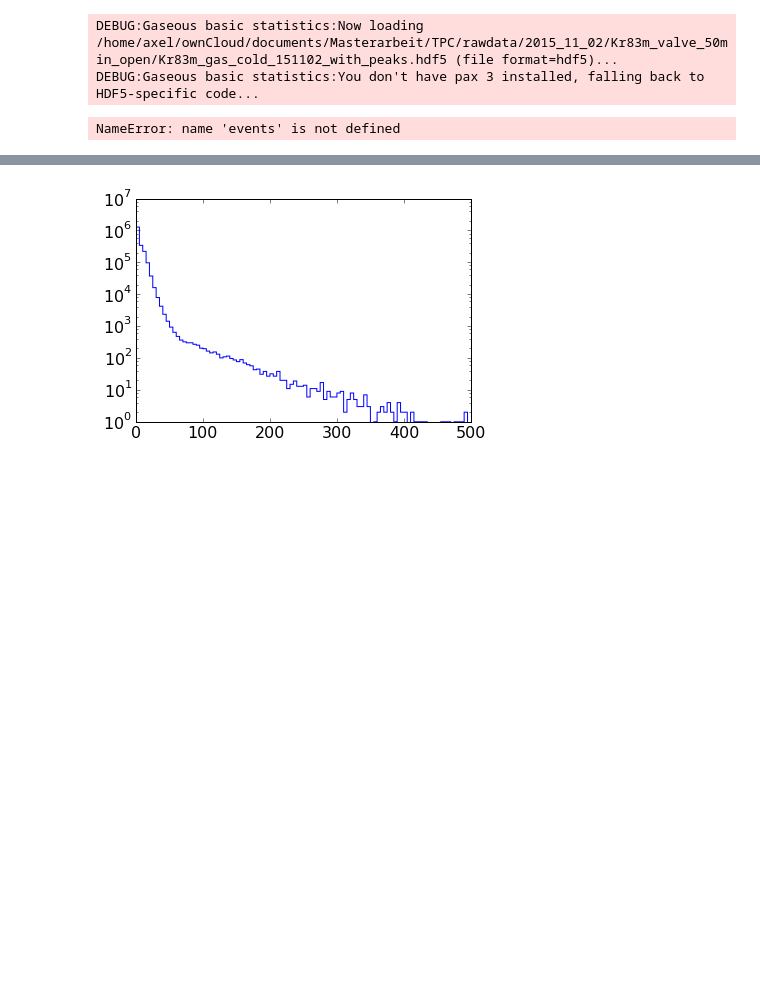
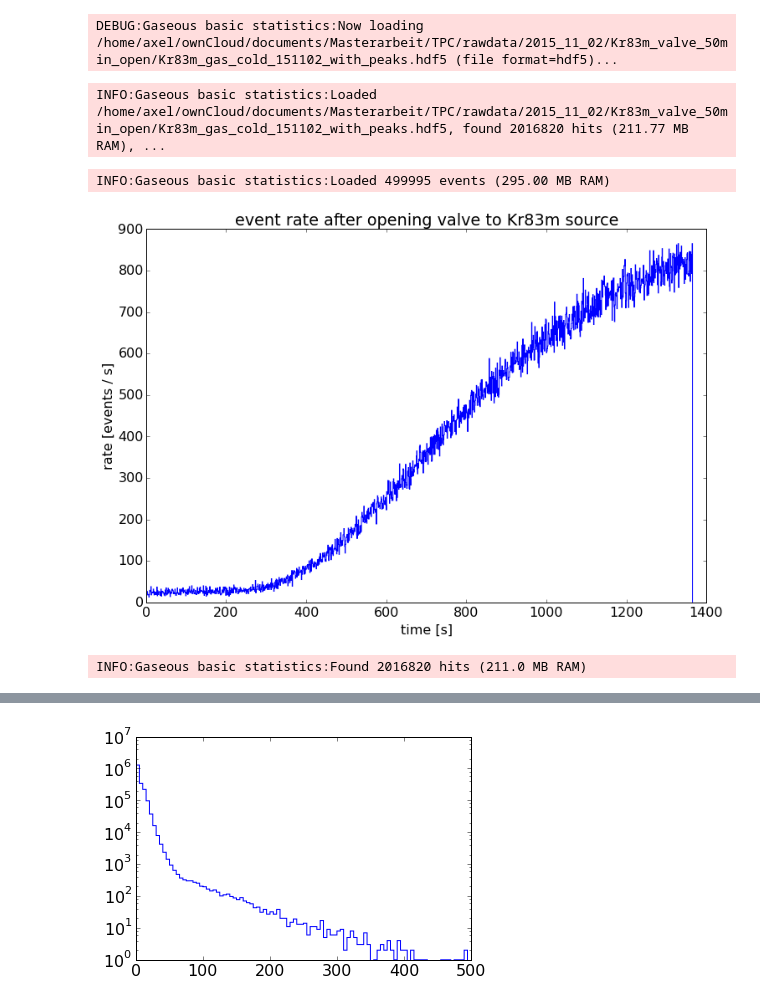
Before and after one commit to olenkajain/pax, a Jupyter notebook: examples/muenster/analysis/Gaseous_basic_statistics.ipynb, the cells around one changed output, grey strips where cells are left out. Drawn from its saved outputs; the diff is of its cells as text; code cells hidden in the pictures; blank space fills up the shorter version.

```diff
--- a/examples/muenster/analysis/Gaseous_basic_statistics.ipynb
+++ b/examples/muenster/analysis/Gaseous_basic_statistics.ipynb
@@ -38,6 +40,12 @@ peak_types = [b's1', b's2', b'unknown', b'noise', b'lone_hit']
 ##
 # Load the data
 ##
+try:
+    events = None
+    hits = None
+    peaks = None
+except Exception:
+    pass
 
 log.debug("Now loading %s (file format=%s)..." % (filename, file_format))
 
@@ -55,22 +63,20 @@ try:
     except KeyError:
         peaks = None
         log.info("There is no peak table")
-    hits = ioformat.read_data('Hit')
+    hits = ioformat.read_data('hits')
     ioformat.close()
 except ImportError:
     log.debug("You don't have pax 3 installed, falling back to HDF5-specific code...")
     import h5py
     f = h5py.File(filename)
-    #events = f.get('Event')[:]
-    peaks = f.get('Peak')[:]
-    #hits = f.get('hits')[:]
+    events = f.get('Event')[:]
+#    peaks = f.get('Peak')[:]
+#    hits = f.get('hits')[:]
     f.close()
-if peaks != None:
-    log.info("Loaded %s, containing %d peaks (%0.2f MB RAM) and %d events (%0.2f MB RAM)" % (
-    filename, len(peaks), peaks.nbytes/10**6, len(events), events.nbytes/10**6))
-if len(events) == 0:
-    raise ValueError("You don't have any events in this dataset!")
+#if peaks != None:
+    log.info("Loaded %s, found %d hits (%0.2f MB RAM), clustered into %d peaks (%0.2f MB RAM) in %d events (%0.2f MB RAM)" % (
+    filename, len(hits), hits.nbytes/10**6, len(peaks), peaks.nbytes/10**6, len(events), events.nbytes/10**6))
+#if len(events) == 0:
+#    raise ValueError("You don't have any events in this dataset!")
 # %% [output]
 DEBUG:Gaseous basic statistics:Now loading /home/axel/ownCloud/documents/Masterarbeit/TPC/rawdata/2015_11_02/Kr83m_valve_50min_open/Kr83m_gas_cold_151102_with_peaks.hdf5 (file format=hdf5)...
-DEBUG:Gaseous basic statistics:You don't have pax 3 installed, falling back to HDF5-specific code...
-NameError: name 'events' is not defined
@@ -81,3 +83,23 @@ ax.hist(events["start_time"]*1e-9, bins=100 , histtype="step")
+# %%
+log.info("Loaded %s, found %d hits (%0.2f MB RAM), clustered into %d peaks (%0.2f MB RAM) in %d events (%0.2f MB RAM)" % (
+    filename, len(hits), hits.nbytes/10**6, len(peaks), peaks.nbytes/10**6, len(events), events.nbytes/10**6))
+# %% [output]
+INFO:Gaseous basic statistics:Loaded /home/axel/ownCloud/documents/Masterarbeit/TPC/rawdata/2015_11_02/Kr83m_valve_50min_open/Kr83m_gas_cold_151102_with_peaks.hdf5, found 2016820 hits (211.77 MB RAM), ...
+# %%
+# Adding extra fields
+log.info("Loaded %d events (%0.2f MB RAM)" %(len(events), events.nbytes/1e6))
+fig, ax = plt.subplots(1,1, figsize=(12,8))
+ax.set_ylabel("rate [events / s]")
+ax.set_xlabel("time [s]")
+ax.set_title("event rate after opening valve to Kr83m source")
+a = ax.hist((events["start_time"]-events["start_time"][0])//1e9, bins=(events["start_time"][-1]-events["start_time"][0])//1e9 , histtype="step")
+# %% [output]
+INFO:Gaseous basic statistics:Loaded 499995 events (295.00 MB RAM)
+[figure, added]
+# %%
+log.info("Found %d hits (%s MB RAM)"% (len(hits),hits.nbytes//1e6))
+# %% [output]
+INFO:Gaseous basic statistics:Found 2016820 hits (211.0 MB RAM)
 # %%
 fig, ((ax1, ax2), (ax3, ax4), (ax5, ax6)) = plt.subplots(3, 2, figsize=(16,20), squeeze=False)
 area_right_boundary = 200
```
Also changed, not shown: parts of 5 cells of this notebook.
